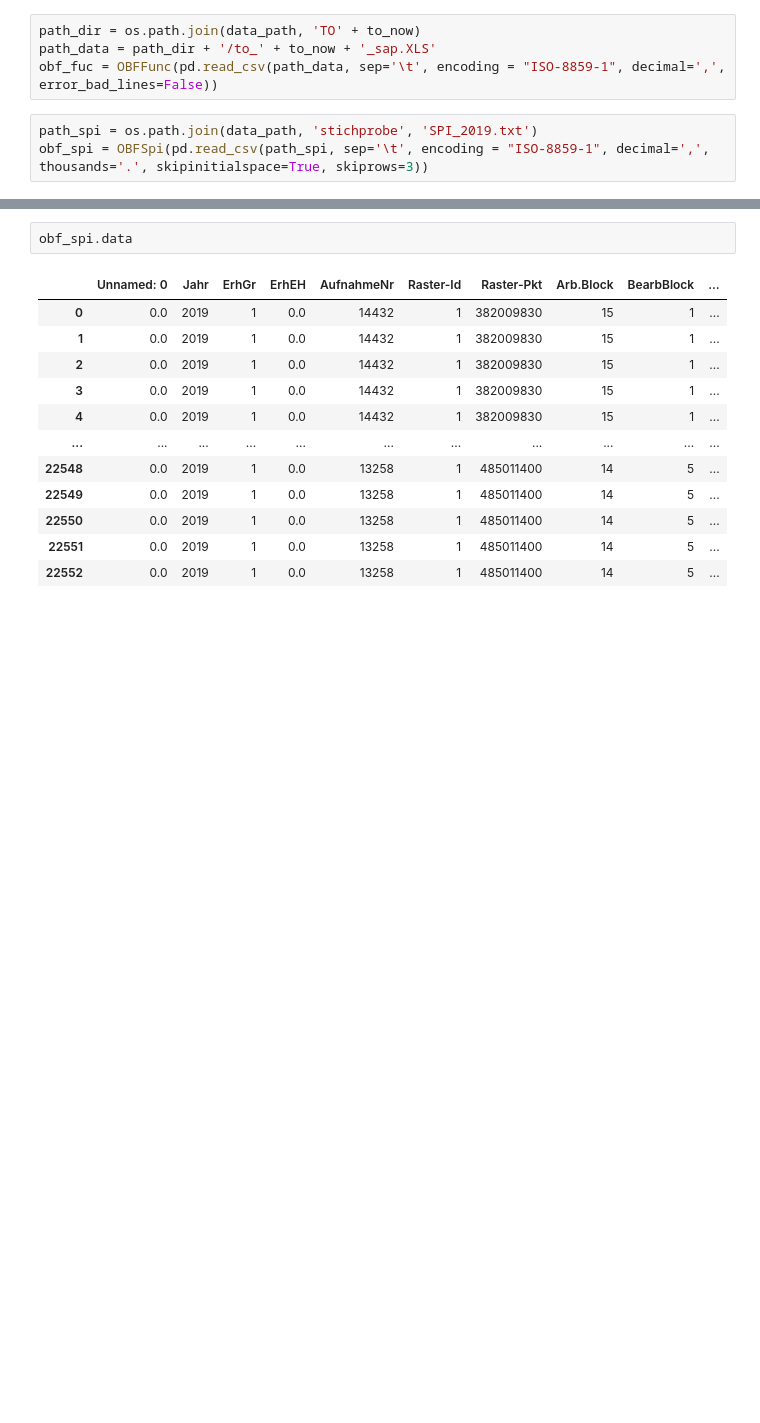
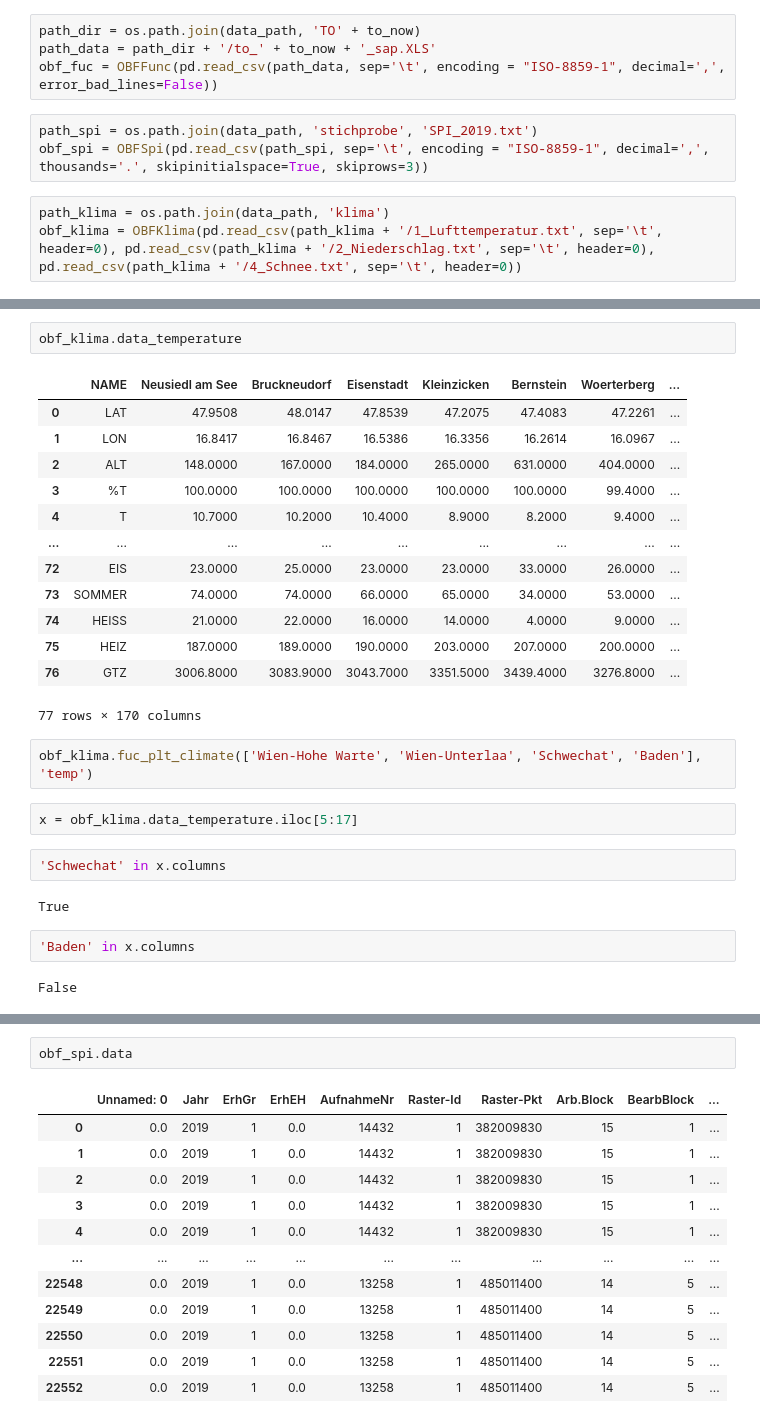
Before and after one commit to satlawa/obf_autop, a Jupyter notebook: main_03.ipynb, the cells around one changed output, grey strips where cells are left out. Cells and saved outputs as stored; diff of their text form; blank space fills up the shorter version.

Commit message:
added feature Klimadaten

```diff
--- a/main_03.ipynb
+++ b/main_03.ipynb
@@ -95,3 +98,6 @@ obf_fuc = OBFFunc(pd.read_csv(path_data, sep='\t', encoding = "ISO-8859-1", deci
 # %%
 path_spi = os.path.join(data_path, 'stichprobe', 'SPI_2019.txt')
 obf_spi = OBFSpi(pd.read_csv(path_spi, sep='\t', encoding = "ISO-8859-1", decimal=',', thousands='.', skipinitialspace=True, skiprows=3))
+# %%
+path_klima = os.path.join(data_path, 'klima')
+obf_klima = OBFKlima(pd.read_csv(path_klima + '/1_Lufttemperatur.txt', sep='\t', header=0), pd.read_csv(path_klima + '/2_Niederschlag.txt', sep='\t', header=0), pd.read_csv(path_klima + '/4_Schnee.txt', sep='\t', header=0))
@@ -97,0 +111,28 @@ obf_spi = OBFSpi(pd.read_csv(path_spi, sep='\t', encoding = "ISO-8859-1", decima
+# %%
+obf_klima.data_temperature
+# %% [output]
+|  | NAME | Neusiedl am See | Bruckneudorf | Eisenstadt | Kleinzicken | Bernstein | Woerterberg | ... |
+| 0 | LAT | 47.9508 | 48.0147 | 47.8539 | 47.2075 | 47.4083 | 47.2261 | ... |
+| 1 | LON | 16.8417 | 16.8467 | 16.5386 | 16.3356 | 16.2614 | 16.0967 | ... |
+| 2 | ALT | 148.0000 | 167.0000 | 184.0000 | 265.0000 | 631.0000 | 404.0000 | ... |
+| 3 | %T | 100.0000 | 100.0000 | 100.0000 | 100.0000 | 100.0000 | 99.4000 | ... |
+| 4 | T | 10.7000 | 10.2000 | 10.4000 | 8.9000 | 8.2000 | 9.4000 | ... |
+| ... | ... | ... | ... | ... | ... | ... | ... | ... |
+| 72 | EIS | 23.0000 | 25.0000 | 23.0000 | 23.0000 | 33.0000 | 26.0000 | ... |
+| 73 | SOMMER | 74.0000 | 74.0000 | 66.0000 | 65.0000 | 34.0000 | 53.0000 | ... |
+| 74 | HEISS | 21.0000 | 22.0000 | 16.0000 | 14.0000 | 4.0000 | 9.0000 | ... |
+| 75 | HEIZ | 187.0000 | 189.0000 | 190.0000 | 203.0000 | 207.0000 | 200.0000 | ... |
+| 76 | GTZ | 3006.8000 | 3083.9000 | 3043.7000 | 3351.5000 | 3439.4000 | 3276.8000 | ... |
+77 rows × 170 columns
+# %%
+obf_klima.fuc_plt_climate(['Wien-Hohe Warte', 'Wien-Unterlaa', 'Schwechat', 'Baden'], 'temp')
+# %%
+x = obf_klima.data_temperature.iloc[5:17]
+# %%
+'Schwechat' in x.columns
+# %% [output]
+True
+# %%
+'Baden' in x.columns
+# %% [output]
+False
```
Also changed, not shown: parts of 5 cells of this notebook, 4 other files.
